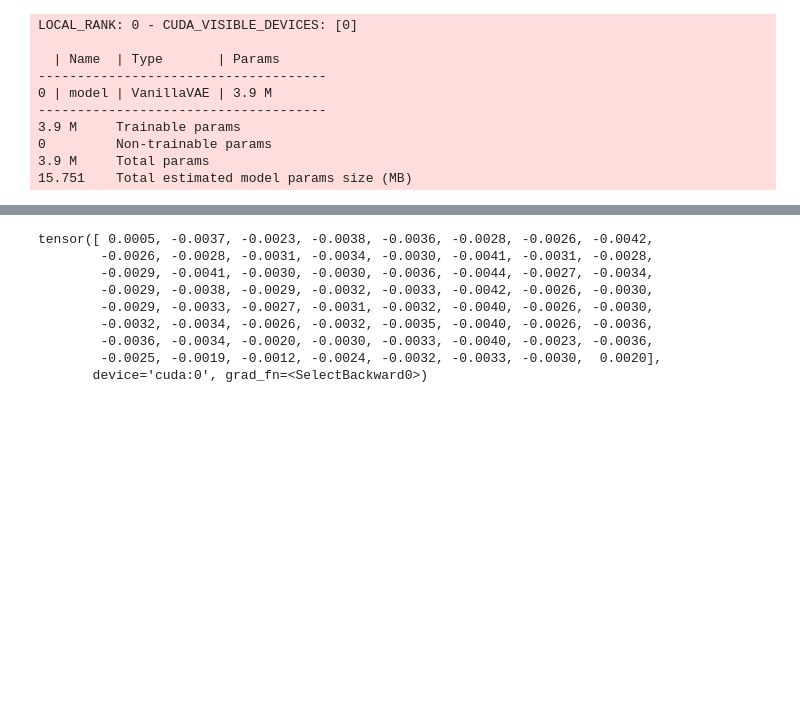
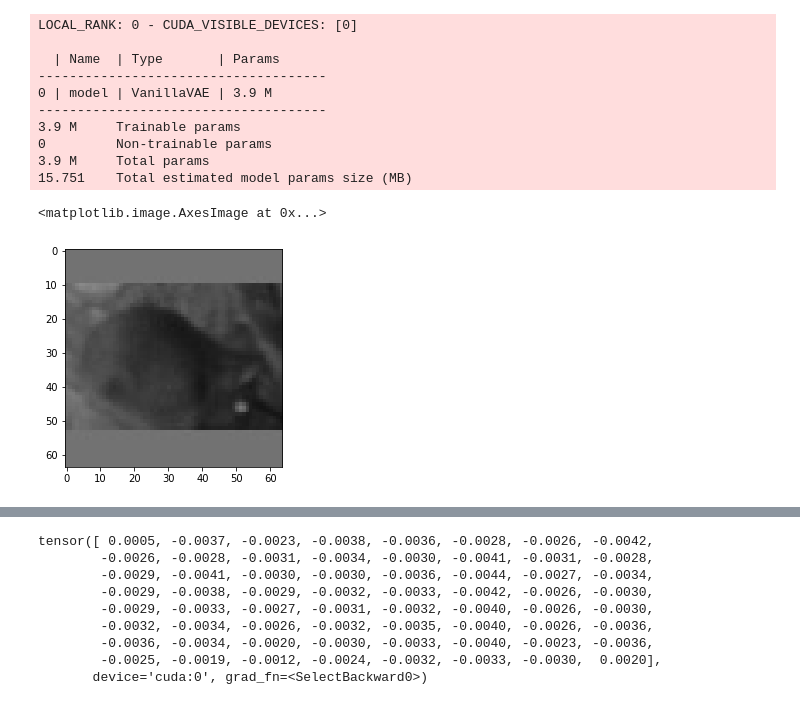
Before and after one commit to Jakob-98/wild, a Jupyter notebook: models/VAE/VAE_BASE.ipynb, the cells around one changed output, grey strips where cells are left out. Drawn from its saved outputs; the diff is of its cells as text; code cells hidden in the pictures; blank space fills up the shorter version.

```diff
--- a/models/VAE/VAE_BASE.ipynb
+++ b/models/VAE/VAE_BASE.ipynb
@@ -534 +535,6 @@ res = model.forward(next(iter(datamodule.train_dataloader()))[0].to('cuda'))
+# %%
+plt.imshow(inp[7].permute(1,2,0))
+# %% [output]
+<matplotlib.image.AxesImage at 0x...>
+[figure, added]
 # %%
```
Also changed, not shown: parts of 2 cells of this notebook.
